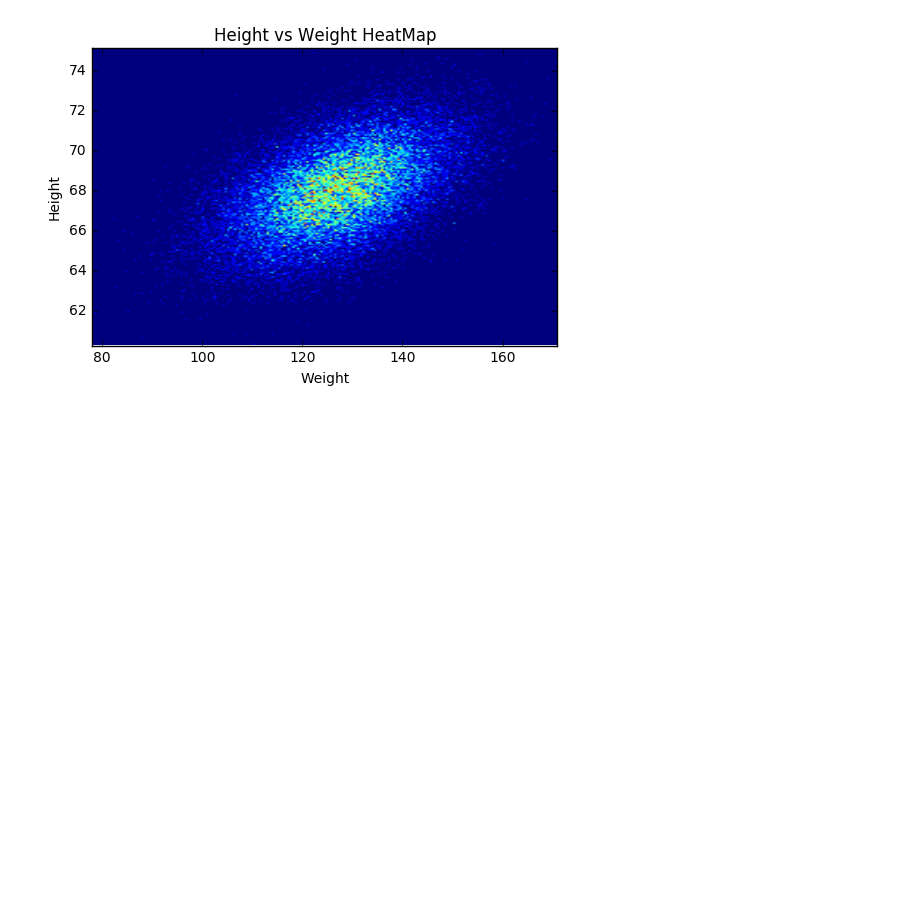
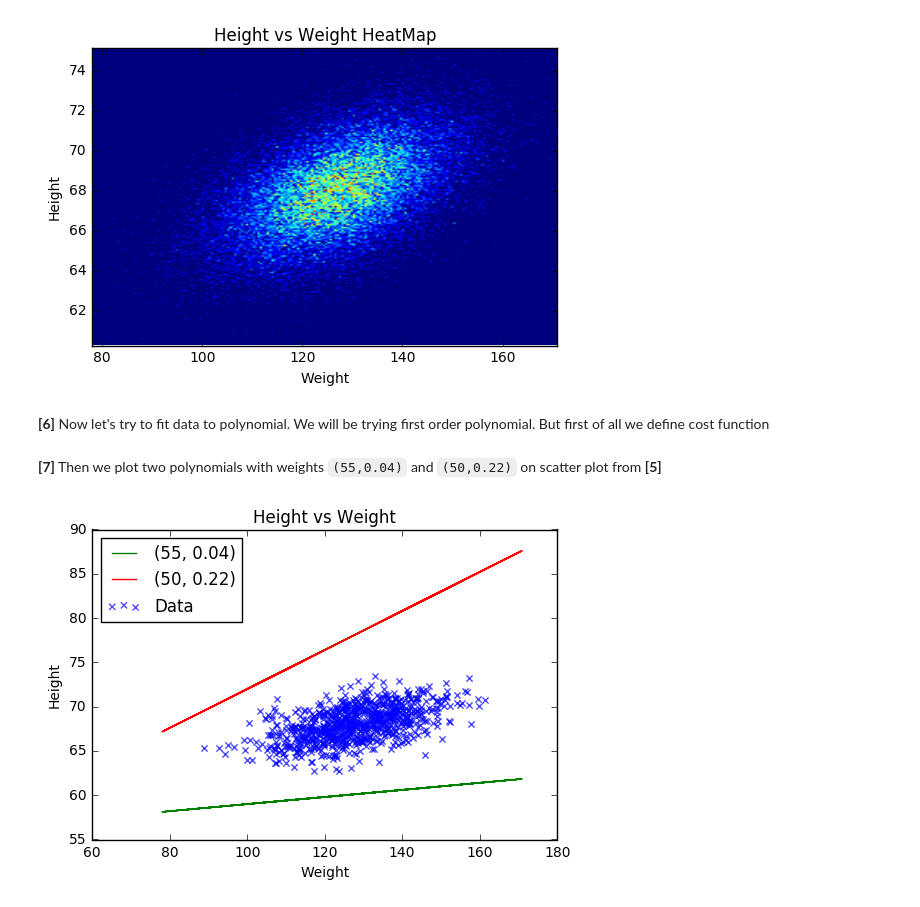
Before and after one commit to EvdokimovN/S7DataScience, a Jupyter notebook: S7DataScience.ipynb, the cells around one changed output. Saved outputs shown, nothing was run; the diff lists cells and outputs as text; code cells hidden in the pictures; blank space fills up the shorter version.

```diff
--- a/S7DataScience.ipynb
+++ b/S7DataScience.ipynb
@@ -119,3 +120,45 @@ plt.xlabel('Weight')
 plt.show()
 # %% [output]
 [figure]
+# %% [markdown]
+**[6]** Now let's try to fit data to polynomial. We will be trying first order polynomial. But first of all we define cost function
+# %%
+def polynomial(w0, w1, weight):
+    return np.add(w0, np.multiply(w1, weight))
+
+def error(w0, w1, height, weight):
+    return np.sum(np.power(np.subtract(height, np.add(w0, np.multiply(weight, w1))),2))
+# %% [markdown]
+**[7]** Then we plot two polynomials with weights `(55,0.04)` and `(50,0.22)` on scatter plot from **[5]**
+# %%
+# Change it to sample each `skip_points`
+skip_points = 30
+
+plt.figure()
+
+plt.scatter(x=df[weight_column_index][::skip_points],
+            y=df[height_column_index][::skip_points],
+            marker = 'x',
+            color = 'b',
+            alpha = 0.7,
+            label = 'Data'
+           )
+
+# First polynomial
+w0_0 = 55
+w1_0 = 0.04
+plt.plot(df[weight_column_index], polynomial(w0_0, w1_0, df[weight_column_index]), label=(w0_0,w1_0), color='green')
+
+# Second polynomial
+w0_1 = 50
+w1_1 = 0.22
+plt.plot(df[weight_column_index], polynomial(w0_1, w1_1, df[weight_column_index]), label=(w0_1,w1_1), color='red')
+
+plt.title('Height vs Weight')
+plt.ylabel('Height')
+plt.xlabel('Weight')
+plt.legend(loc='upper left')
+
+plt.show()
+# %% [output]
+[figure, added]
```
Also changed, not shown: parts of 2 cells of this notebook.
